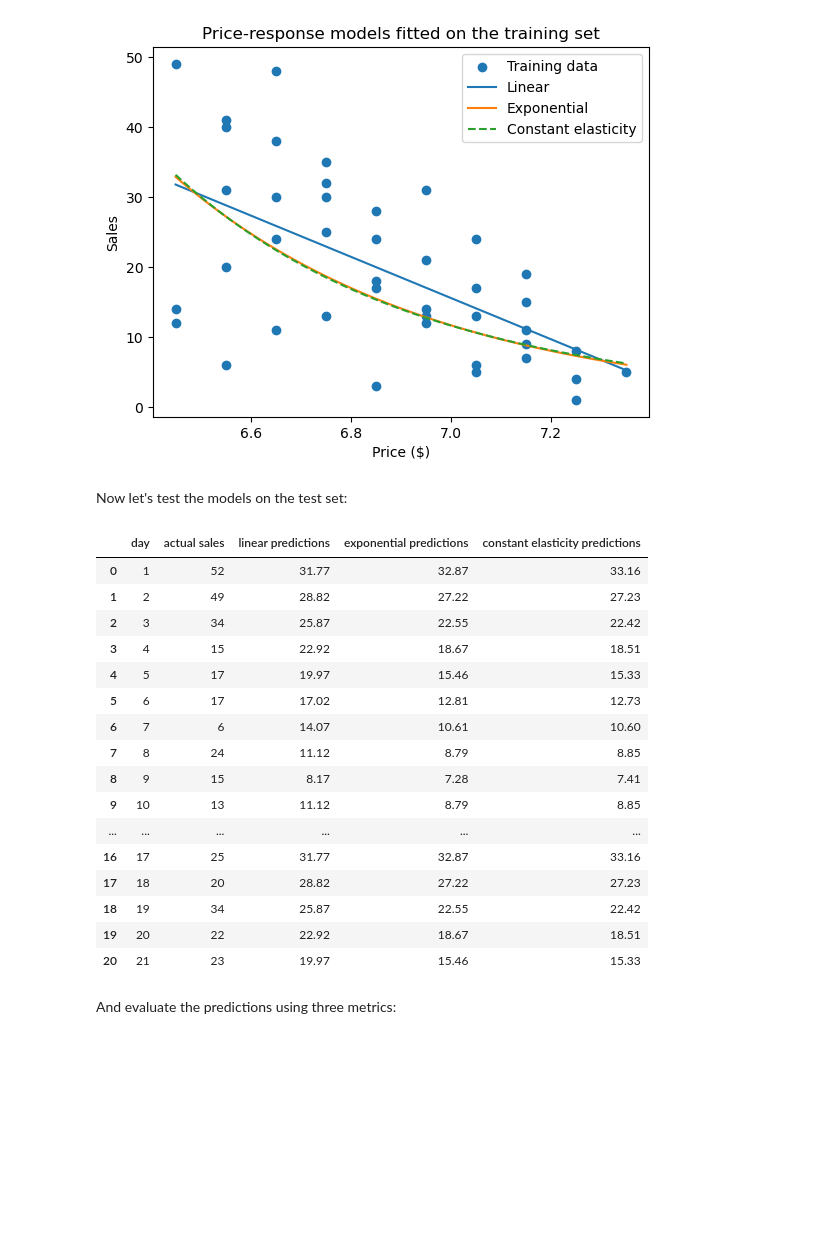
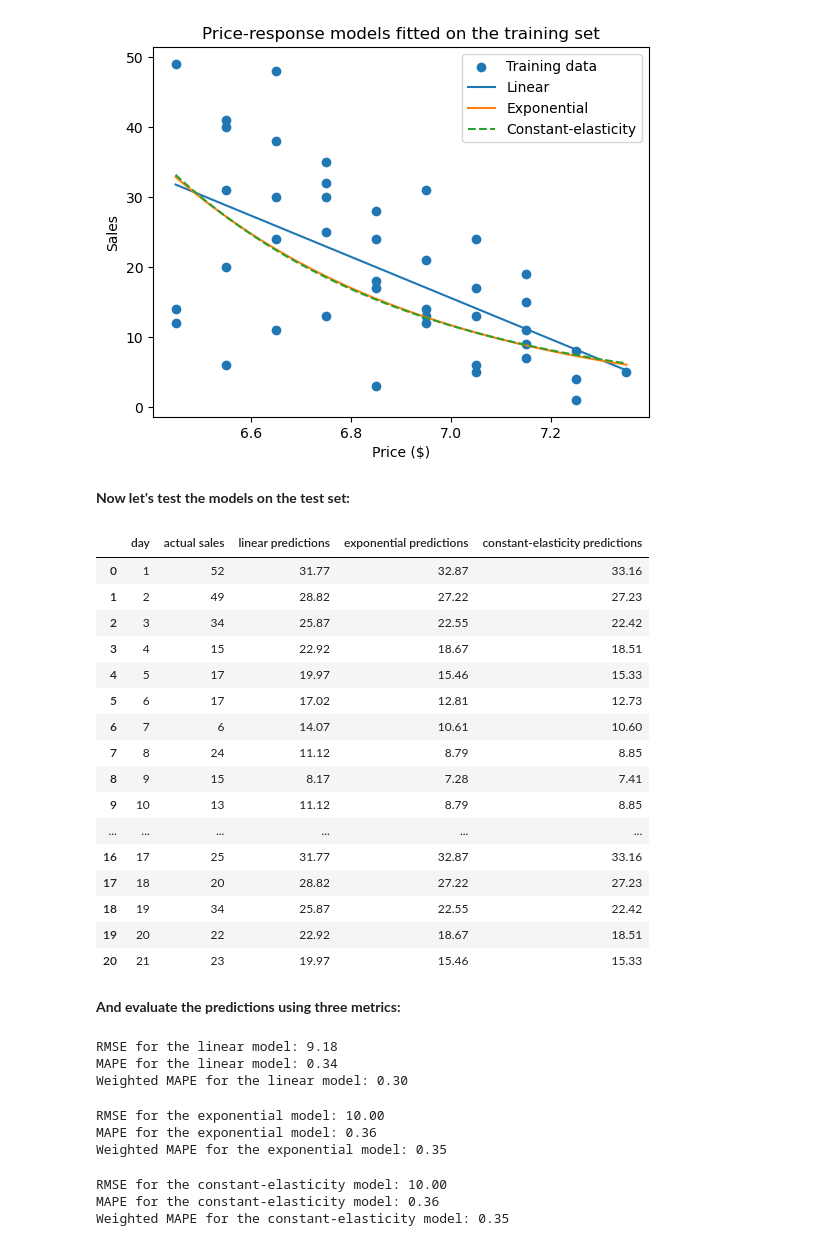
Before and after one commit to brunorossanunes/pricing-and-revenue-optimization-exercises, a Jupyter notebook: c4-ex1.ipynb, the cells around one changed output. Saved outputs shown, nothing was run; the diff lists cells and outputs as text; code cells hidden in the pictures; blank space fills up the shorter version.

```diff
--- a/c4-ex1.ipynb
+++ b/c4-ex1.ipynb
@@ -167,6 +168,6 @@ plt.show()
 # %% [output]
 [figure]
 # %% [markdown]
-Now let's test the models on the test set:
+**Now let's test the models on the test set:**
 # %%
 # Creating variables for the test set data
@@ -178,20 +178,20 @@ y_log_test = np.log(y_test) # (not used in the following code)
 # %%
 # Creating the predictions for the test set data for each model
 linear_predictions = linear_model.predict(X_test)
 exponential_predictions = np.exp(exponential_model.predict(X_test))
 constant_elasticity_predictions = np.exp(constant_elasticity_model.predict(X_log_test))
 
 # Creating a predictions table to compare the actual sales and the predictions from each model
 predictions_table = pd.DataFrame({
     "day": test_set["day"],
     "actual sales": test_set["sales"],
     "linear predictions": linear_predictions,
     "exponential predictions": exponential_predictions,
-    "constant elasticity predictions": constant_elasticity_predictions
+    "constant-elasticity predictions": constant_elasticity_predictions
 })
 predictions_table.round(2)
 # %% [output]
-|  | day | actual sales | linear predictions | exponential predictions | constant elasticity predictions |
+|  | day | actual sales | linear predictions | exponential predictions | constant-elasticity predictions |
 | 0 | 1 | 52 | 31.77 | 32.87 | 33.16 |
 | 1 | 2 | 49 | 28.82 | 27.22 | 27.23 |
 | 2 | 3 | 34 | 25.87 | 22.55 | 22.42 |
@@ -209,4 +209,55 @@ predictions_table.round(2)
 | 19 | 20 | 22 | 22.92 | 18.67 | 18.51 |
 | 20 | 21 | 23 | 19.97 | 15.46 | 15.33 |
 # %% [markdown]
-And evaluate the predictions using three metrics:
+**And evaluate the predictions using three metrics:**
+# %%
+# RMSE: root-mean-square error
+rmse_lin = np.sqrt(mean_squared_error(y_test, linear_predictions))
+
+# MAPE: mean absolute percentage error
+mape_lin = mean_absolute_percentage_error(y_test, linear_predictions)
+
+# Weighted MAPE: MAPE weighted by actual sales
+wmape_lin = np.sum(np.abs(linear_predictions - y_test)) / np.sum(y_test)
+
+print(f"RMSE for the linear model: {rmse_lin:.2f}")
+print(f"MAPE for the linear model: {mape_lin:.2f}")
+print(f"Weighted MAPE for the linear model: {wmape_lin:.2f}")
+# %% [output]
+RMSE for the linear model: 9.18
+MAPE for the linear model: 0.34
+Weighted MAPE for the linear model: 0.30
+# %%
+# RMSE: root-mean-square error
+rmse_exp = np.sqrt(mean_squared_error(y_test, exponential_predictions))
+
+# MAPE: mean absolute percentage error
+mape_exp = mean_absolute_percentage_error(y_test, exponential_predictions)
+
+# Weighted MAPE: MAPE weighted by actual sales
+wmape_exp = np.sum(np.abs(exponential_predictions - y_test)) / np.sum(y_test)
+
+print(f"RMSE for the exponential model: {rmse_exp:.2f}")
+print(f"MAPE for the exponential model: {mape_exp:.2f}")
+print(f"Weighted MAPE for the exponential model: {wmape_exp:.2f}")
+# %% [output]
+RMSE for the exponential model: 10.00
+MAPE for the exponential model: 0.36
+Weighted MAPE for the exponential model: 0.35
+# %%
+# RMSE: root-mean-square error
+rmse_ce = np.sqrt(mean_squared_error(y_test, constant_elasticity_predictions))
+
+# MAPE: mean absolute percentage error
+mape_ce = mean_absolute_percentage_error(y_test, constant_elasticity_predictions)
+
+# Weighted MAPE: MAPE weighted by actual sales
+wmape_ce = np.sum(np.abs(constant_elasticity_predictions - y_test)) / np.sum(y_test)
+
+print(f"RMSE for the constant-elasticity model: {rmse_ce:.2f}")
+print(f"MAPE for the constant-elasticity model: {mape_ce:.2f}")
+print(f"Weighted MAPE for the constant-elasticity model: {wmape_ce:.2f}")
+# %% [output]
+RMSE for the constant-elasticity model: 10.00
+MAPE for the constant-elasticity model: 0.36
+Weighted MAPE for the constant-elasticity model: 0.35
```
Also changed, not shown: parts of 27 cells of this notebook.
